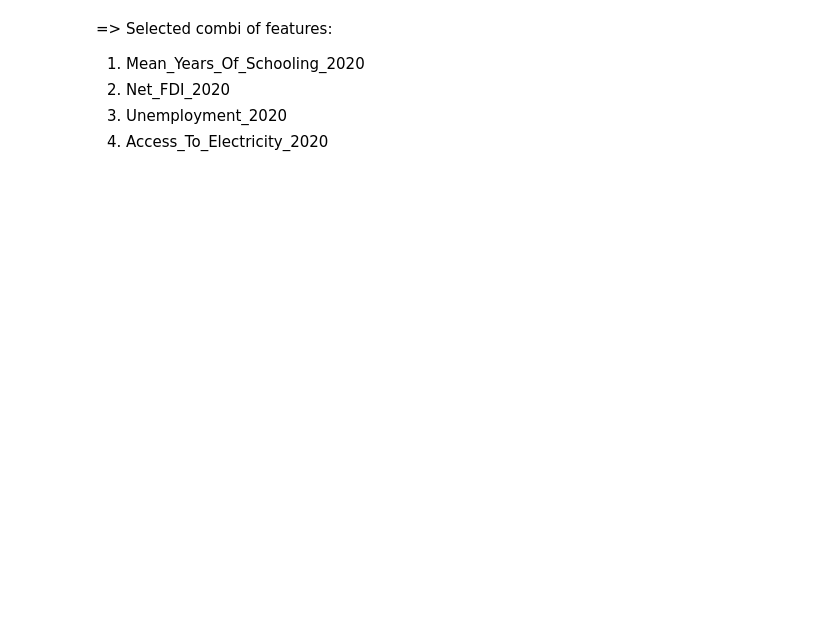
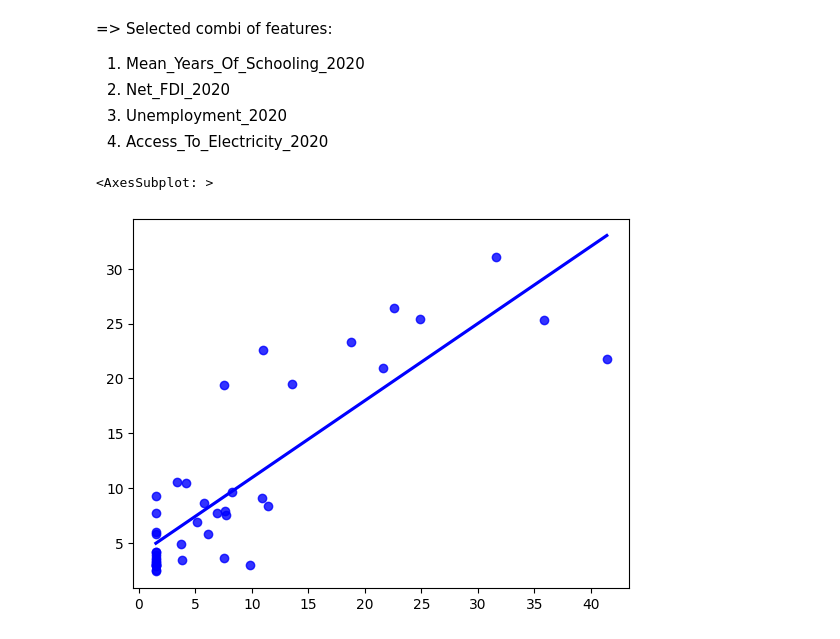
Before and after one commit to Sean2309/10.020_DataDrivenWorld_2D_Project-, a Jupyter notebook: Code/Modelling/linear_regression.ipynb, the cells around one changed output. Drawn from its saved outputs; the diff is of its cells as text; code cells hidden in the pictures; blank space fills up the shorter version.

```diff
--- a/Code/Modelling/linear_regression.ipynb
+++ b/Code/Modelling/linear_regression.ipynb
@@ -191,7 +191,7 @@ feature_names, output_names = tmp[:-1], tmp[-1:]
 
 # Generate different combinations of features
 from itertools import combinations
-combis, r2s, maes = [], {}, {}
+combis, r2s, maes, betas = [], {}, {}, {}
 for i in range(3, len(feature_names)+1):
     combis += [list(x) for x in list(combinations(feature_names, i))]
 
@@ -224,10 +224,11 @@ for combi in combis:
     target = prepare_target(df_target_test)
     r2s[str(combi)] = adjusted_r2_score(target, pred, n)
     maes[str(combi)] = mean_absolute_error(target, pred)
+    betas[str(combi)] = beta
 
 # Sort all r2 scores from high to low
 r2s = {k: v for k, v in sorted(r2s.items(), key=lambda item: item[1], reverse=True)}
-for item in list(r2s.items())[:3]:
+for item in list(r2s.items())[:5]:
     print("\nFeatures:", item[0])
     print("Adjusted r2_score:", item[1])
     print("MAE:", maes[item[0]])
@@ -249,3 +258,20 @@ MAE: 3.7345148035090006
 2. Net_FDI_2020
 3. Unemployment_2020
 4. Access_To_Electricity_2020
+# %%
+combi = ["Mean_Years_Of_Schooling_2020", "Net_FDI_2020", "Unemployment_2020", "Access_To_Electricity_2020"]
+
+df_features, df_target = get_features_targets(df, combi, output_names)
+n = len(df_features.columns)
+df_features, df_target = remove_outliers(df_features, df_target)
+
+# Split the data set into training and test
+df_features_train, df_features_test, df_target_train, df_target_test = split_data(df_features, df_target, 100, 0.3)
+
+target = prepare_target(df_target_test)
+pred = predict(df_features_test, betas[str(combi)])
+
+sns.regplot(x=target,y=pred,ci=None,color ='blue')
+# %% [output]
+<AxesSubplot: >
+[figure, added]
```
Also changed, not shown: parts of 1 cell of this notebook, 4 other files.
